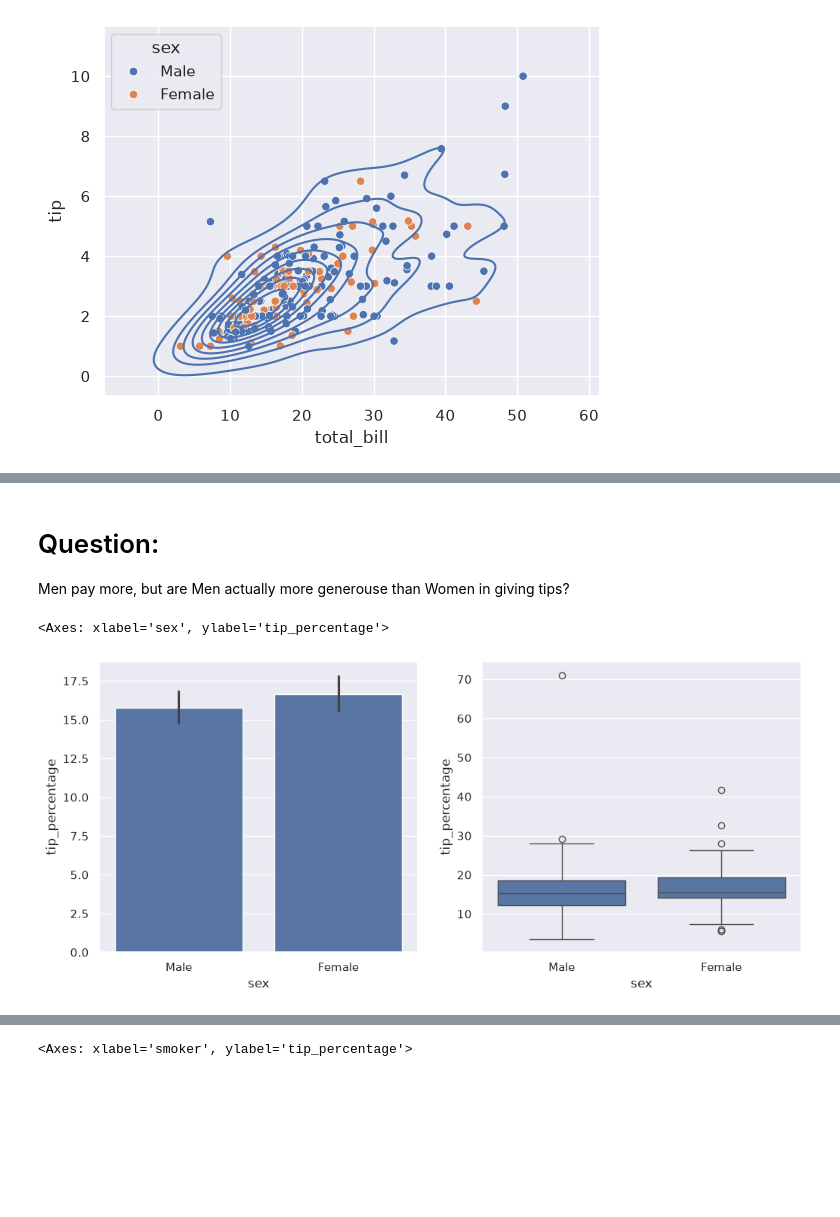
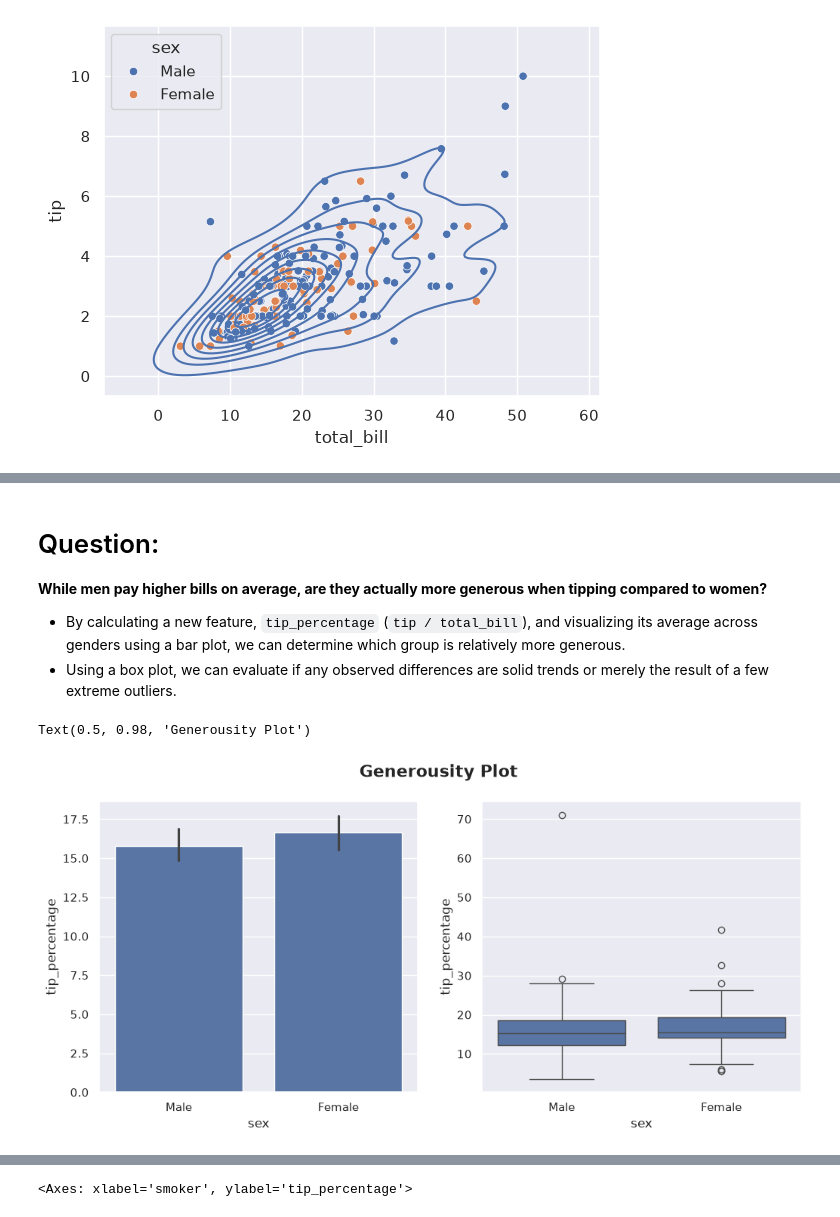
Before and after one commit to amir-razmi/tips-dataset-regression, a Jupyter notebook: notebooks/3-multivariate-data-analysis.ipynb, the cells around one changed output, grey strips where cells are left out. Drawn from its saved outputs; the diff is of its cells as text; code cells hidden in the pictures; blank space fills up the shorter version.

```diff
--- a/notebooks/3-multivariate-data-analysis.ipynb
+++ b/notebooks/3-multivariate-data-analysis.ipynb
@@ -6,9 +7,7 @@ import numpy as np
 import matplotlib.pyplot as plt
 import seaborn as sns
 # %%
-sns.set_theme(
-  style='darkgrid',
-)
+sns.set_theme(style='darkgrid')
 # %%
 df = sns.load_dataset('tips')
 df
@@ -48,18 +53,18 @@ sns.kdeplot(data=df, x='total_bill', y='tip')
 # %% [markdown]
 # Question:
-Men pay more, but are Men actually more generouse than Women in giving tips?
+**While men pay higher bills on average, are they actually more generous when tipping compared to women?**
+
+- By calculating a new feature, `tip_percentage` (`tip / total_bill`), and visualizing its average across genders using a bar plot, we can determine which group is relatively more generous.
+- Using a box plot, we can evaluate if any observed differences are solid trends or merely the result of a few extreme outliers.
 # %%
 df['tip_percentage'] = df['tip'] / df['total_bill'] * 100
 
 fig, (ax1, ax2) = plt.subplots(1, 2, figsize=(12, 5))
 
 sns.barplot(data=df, y='tip_percentage', x='sex', ax=ax1)
 sns.boxplot(data=df, x='sex', y='tip_percentage', ax=ax2)
 
-#INFO: The bar plot shows that the average tip percentage is higher for females than males, indicating that females tend to tip more generously than males on average.
-
-#INFO: The difference between male & female tip percentages is not very large. and this difference mostly is because of noise.
-#      Which means the "sex" feature is not a good predictor of tip percentage.
+fig.suptitle('Generousity Plot', fontsize=16, fontweight='bold')
 # %% [output]
-<Axes: xlabel='sex', ylabel='tip_percentage'>
+Text(0.5, 0.98, 'Generousity Plot')
-[figure, old version]
+[figure, new version]
```
Also changed, not shown: parts of 25 cells of this notebook.
